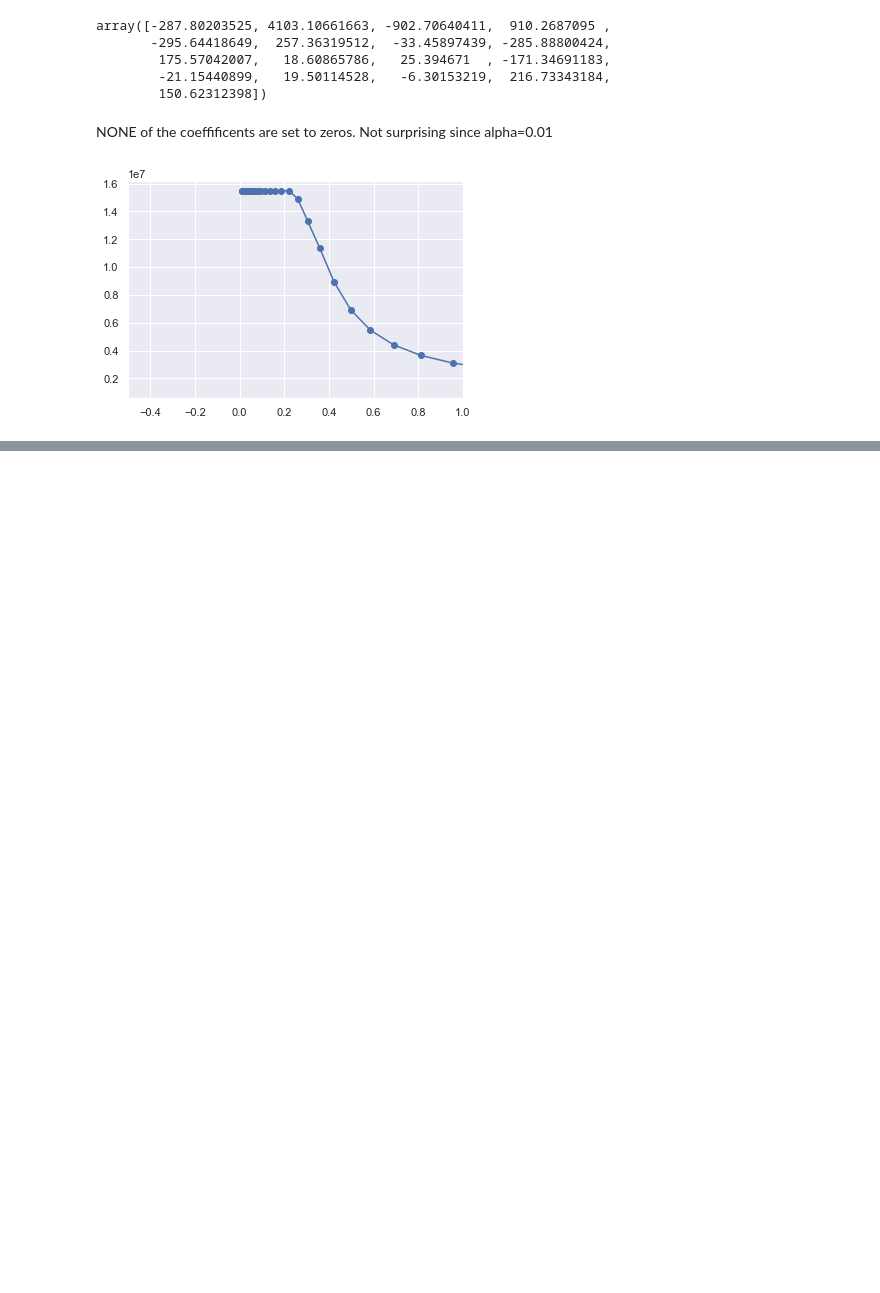
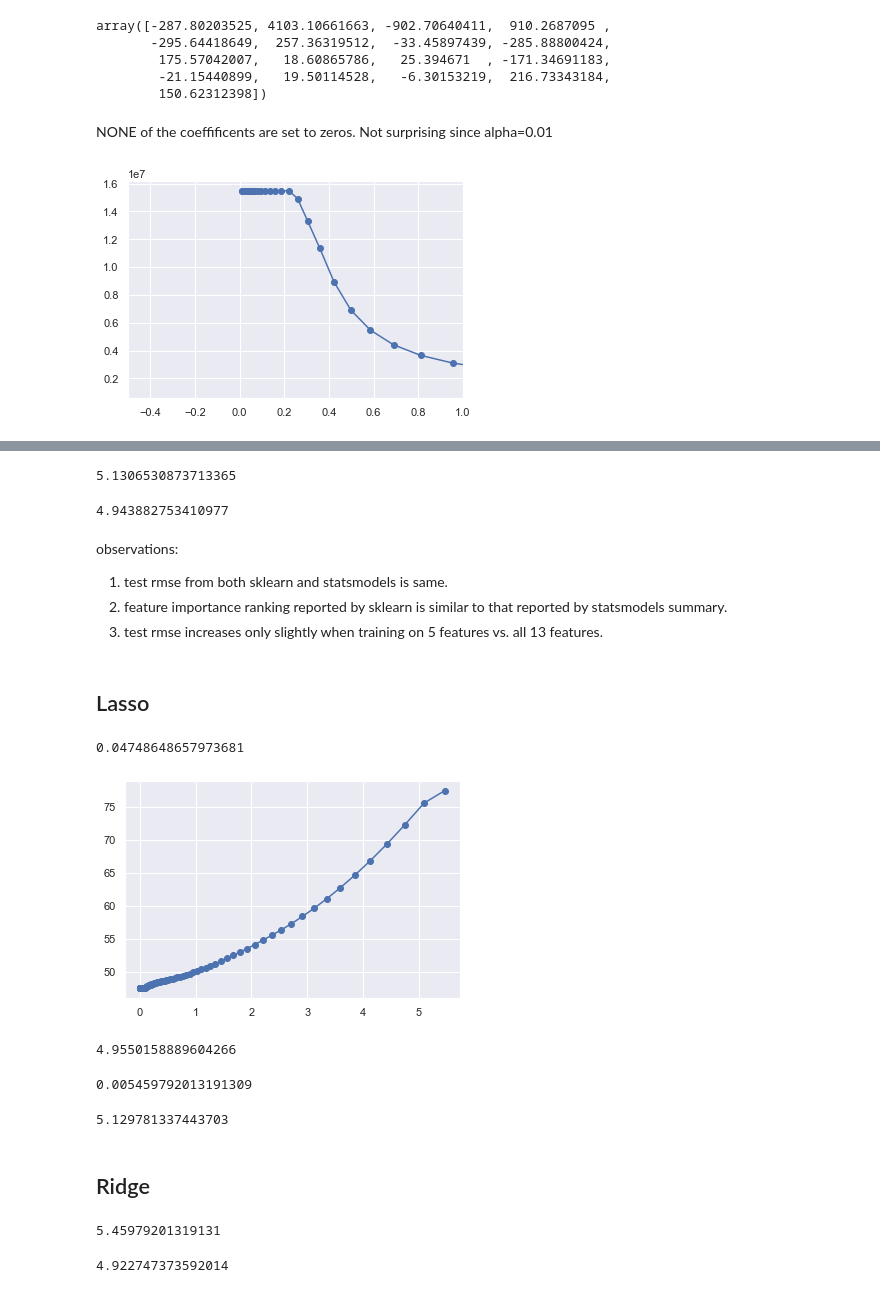
Before and after one commit to jvenepal/ISL, a Jupyter notebook: notebooks/chap6_exer.ipynb, the cells around one changed output, grey strips where cells are left out. Saved outputs shown, nothing was run; the diff lists cells and outputs as text; code cells hidden in the pictures; blank space fills up the shorter version.

```diff
--- a/notebooks/chap6_exer.ipynb
+++ b/notebooks/chap6_exer.ipynb
@@ -144,0 +262,13 @@ plt.show();
+# %%
+# train-test splits
+X = boston.drop(columns='crim')
+y = boston.crim
+X_train, X_test, y_train, y_test = train_test_split(X, y, test_size=0.2, random_state=42)
+train_idx, test_idx = X_train.index, X_test.index
+# %%
+# scale the predictors
+ss = StandardScaler()
+X_train = ss.fit_transform(X_train)
+X_test = ss.transform(X_test)
+print(np.mean(X_train, axis=0))
+print(np.std(X_train, axis=0))
@@ -144,0 +323,8 @@ plt.show();
+# %%
+lin_reg = LinearRegression() # estimator
+rfe_selector = RFE(lin_reg, n_features_to_select=5)
+rfe_selector.fit(X_train, y_train)
+ranks = pd.DataFrame({'ranks': rfe_selector.ranking_,
+                     'features': boston.columns[1:]
+                     }).sort_values(by='ranks', ascending=False)
+ranks
@@ -144,0 +346,59 @@ plt.show();
+# %%
+# test rmse with selected features
+np.sqrt(mean_squared_error(y_test,
+                           rfe_selector.estimator_.predict(
+                               X_test[:, rfe_selector.support_]))) # trainined on 5 selected features only
+# %% [output]
+5.1306530873713365
+# %%
+# what's the test rmse reported by sklearn's LineLinearRegression when trained on all features
+preds = LinearRegression().fit(X_train, y_train).predict(X_test)
+np.sqrt(mean_squared_error(y_test, preds))
+# %% [output]
+4.943882753410977
+# %% [markdown]
+observations:
+1. test rmse from both sklearn and statsmodels is same.
+2. feature importance ranking reported by sklearn is similar to that reported by statsmodels summary.
+3. test rmse increases only slightly when training on 5 features vs. all 13 features.
+# %% [markdown]
+## Lasso
+# %%
+lasso_cv = LassoCV().fit(X_train, y_train)
+# %%
+lasso_cv.alpha_
+# %% [output]
+0.04748648657973681
+# %%
+plt.plot(lasso_cv.alphas_, np.mean(lasso_cv.mse_path_, axis=1), 'b-o');
+# %% [output]
+[figure, added]
+# %%
+# fit lasso with best alpha
+lasso_reg = Lasso(alpha=lasso_cv.alpha_).fit(X_train, y_train)
+lasso_rmse = np.sqrt(mean_squared_error(y_test, lasso_reg.predict(X_test)))
+lasso_rmse
+# %% [output]
+4.9550158889604266
+# %%
+# lasso with 5 features
+lasso_cv5 = LassoCV().fit(X_train[:, rfe_selector.support_], y_train)
+print(lasso_cv5.alpha_)
+lasso_reg5 = Lasso(alpha=lasso_cv5.alpha_).fit(X_train[:, rfe_selector.support_], y_train)
+np.sqrt(mean_squared_error(y_test, lasso_reg5.predict(X_test[:, rfe_selector.support_])))
+# %% [output]
+0.005459792013191309
+5.129781337443703
+# %% [markdown]
+## Ridge
+# %%
+ridge_cv = RidgeCV(alphas=lasso_cv.alphas_).fit(X_train, y_train)
+ridge_cv.alpha_
+# %% [output]
+5.45979201319131
+# %%
+ridge_reg = Ridge(alpha=ridge_cv.alpha_).fit(X_train, y_train)
+ridge_rmse = np.sqrt(mean_squared_error(y_test, ridge_reg.predict(X_test)))
+ridge_rmse
+# %% [output]
+4.922747373592014
```
Also changed, not shown: parts of 33 cells of this notebook.
